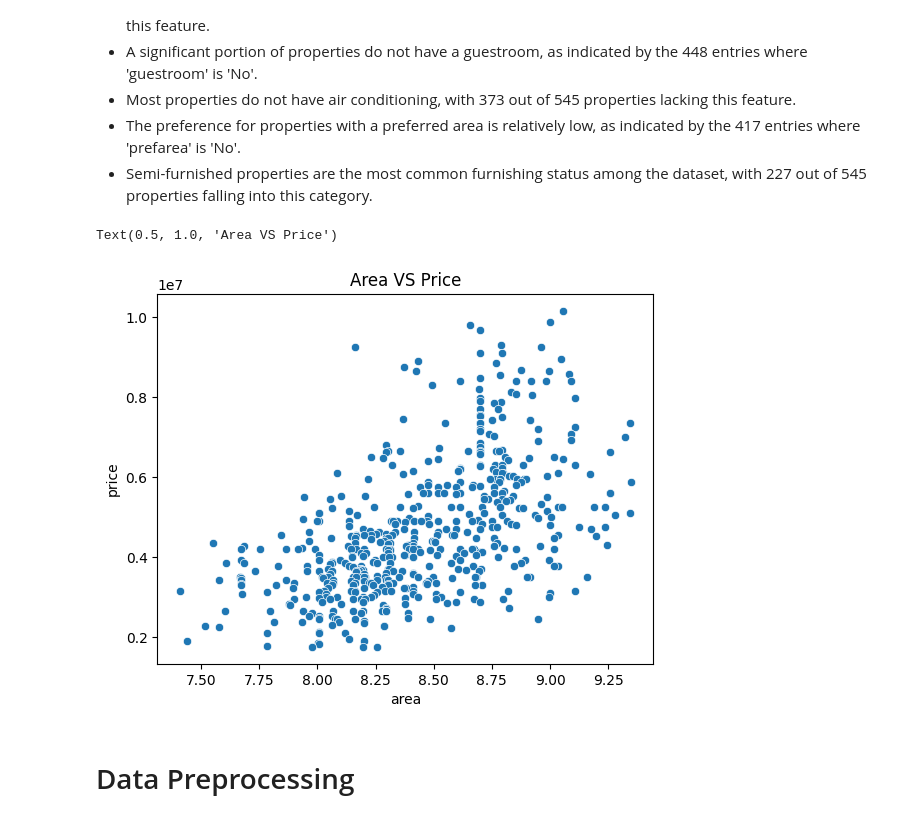
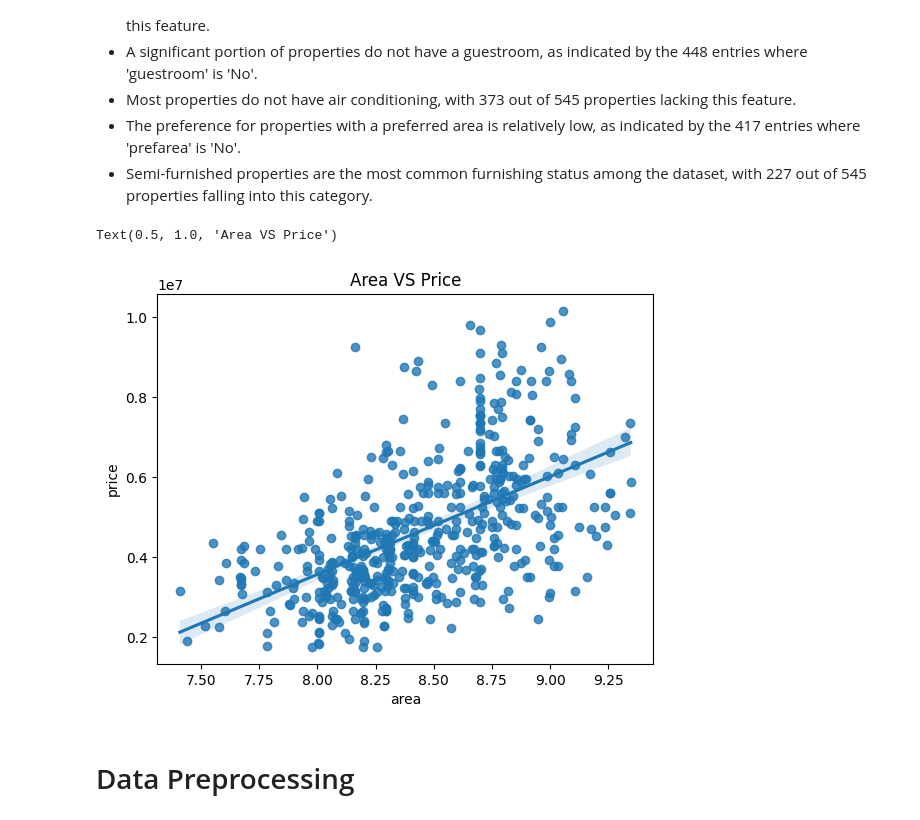
Before and after one commit to upenc/OIBSIP, a Jupyter notebook: Predicting House Prices with Linear Regression/House_price_Linear_Regression.ipynb, the cells around one changed output. Saved outputs shown, nothing was run; the diff lists cells and outputs as text; code cells hidden in the pictures.

```diff
--- a/Predicting House Prices with Linear Regression/House_price_Linear_Regression.ipynb
+++ b/Predicting House Prices with Linear Regression/House_price_Linear_Regression.ipynb
@@ -223,10 +225,10 @@ Text(0.5, 1.0, 'Linked to Main road')
 * The preference for properties with a preferred area is relatively low, as indicated by the 417 entries where 'prefarea' is 'No'.
 * Semi-furnished properties are the most common furnishing status among the dataset, with 227 out of 545 properties falling into this category.
 # %%
-sns.scatterplot(x = 'area', y = 'price', data = newdf).set_title('Area VS Price')
+sns.regplot(x = 'area', y = 'price', data = newdf).set_title('Area VS Price')
 # %% [output]
 Text(0.5, 1.0, 'Area VS Price')
-[figure, old version]
+[figure, new version]
 # %% [markdown]
 # Data Preprocessing
 # %%
```
Also changed, not shown: parts of 9 cells of this notebook.
